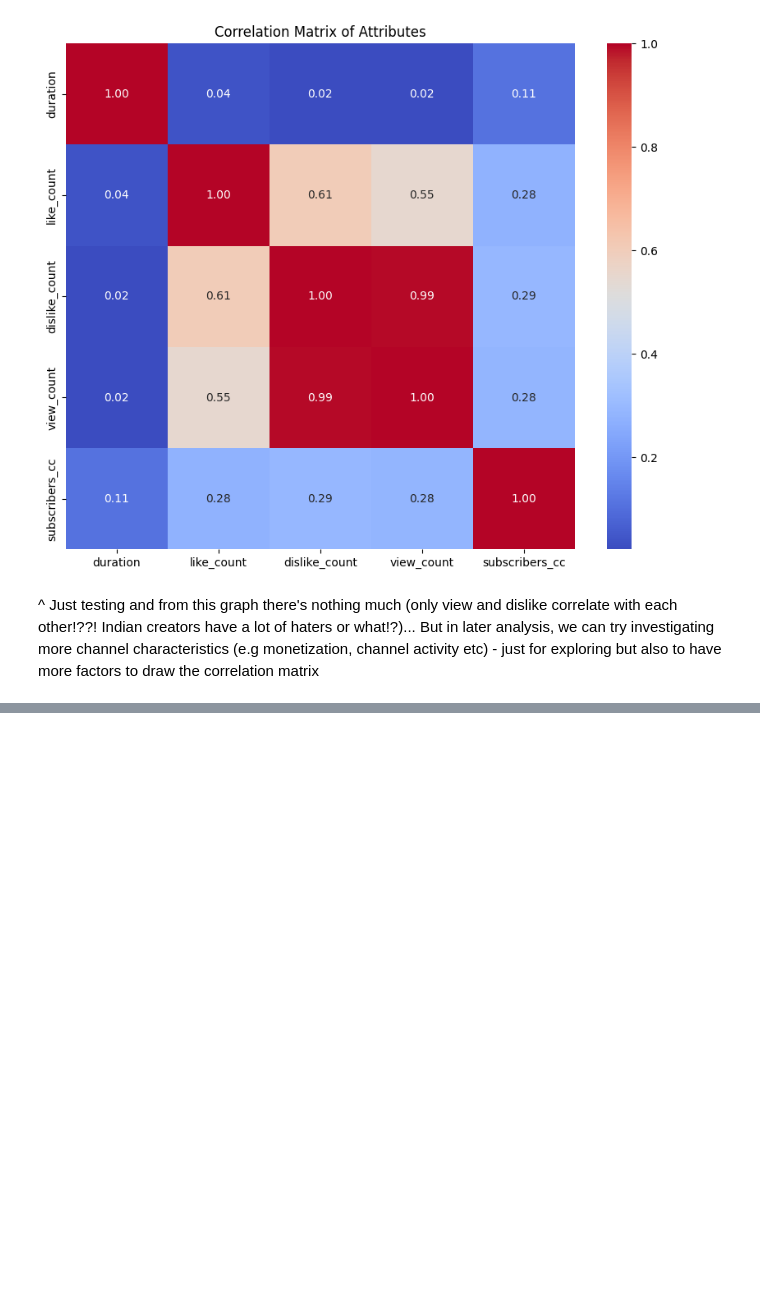
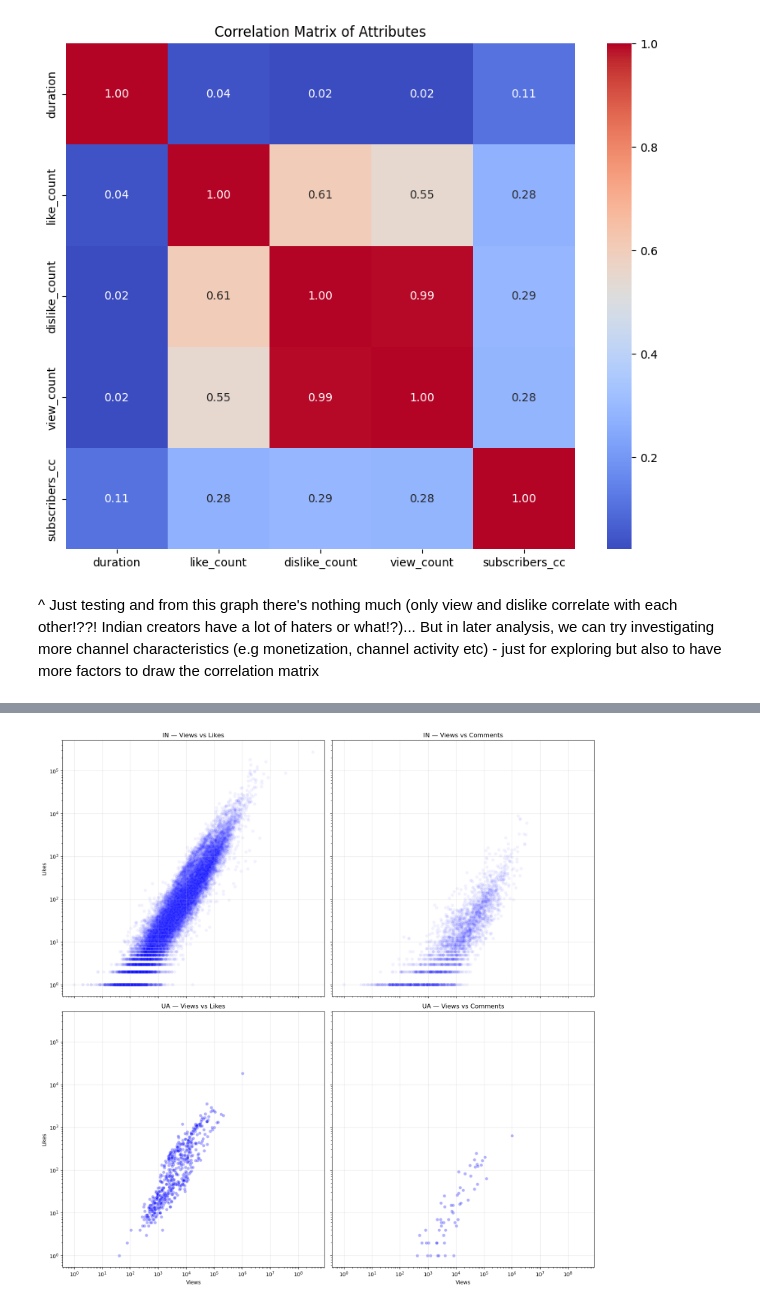
Before and after one commit to epfl-ada/ada-2024-project-adacadabra2048, a Jupyter notebook: result_tmp.ipynb, the cells around one changed output, grey strips where cells are left out. Drawn from its saved outputs; the diff is of its cells as text; code cells hidden in the pictures; blank space fills up the shorter version.

```diff
--- a/result_tmp.ipynb
+++ b/result_tmp.ipynb
@@ -585,0 +650,2 @@ plt.show()
+# %%
+df = pd.read_csv('data/videos_with_metrics.csv')
@@ -585,0 +755,49 @@ plt.show()
+# %%
+indian_data = df[df['country']=='IN']
+ukrainian_data = df[df['country']=='UA']
+stats_summary = {
+    'views': ukrainian_data['view_count'].describe(),
+    'likes': ukrainian_data['like_count'].describe(),
+    'comments': ukrainian_data['comment_count'].describe(),
+    'like_rate': ((ukrainian_data['like_count'] / ukrainian_data['view_count']) * 100).describe(),
+    'comment_rate': ((ukrainian_data['comment_count'] / ukrainian_data['view_count']) * 100).describe()
+}
+fig, axes = plt.subplots(2, 2, figsize=(15, 15), sharex=True, sharey=True)
+
+sns.scatterplot(data=indian_data, x='view_count', y='like_count', ax=axes[0, 0], alpha=0.05, color='blue')
+axes[0, 0].set_title('IN — Views vs Likes')
+axes[0, 0].set_xscale("log")
+axes[0, 0].set_yscale("log")
+axes[0, 0].set_xlabel('Views')
+axes[0, 0].set_ylabel('Likes')
+axes[0, 0].grid(True, alpha=0.3)
+
+sns.scatterplot(data=indian_data, x='view_count', y='comment_count', ax=axes[0, 1], alpha=0.05, color='blue')
+axes[0, 1].set_title('IN — Views vs Comments')
+axes[0, 1].set_xscale("log")
+axes[0, 1].set_yscale("log")
+axes[0, 1].set_xlabel('Views')
+axes[0, 1].set_ylabel('Comments')
+axes[0, 1].grid(True, alpha=0.3)
+
+# Scatter plot: Views vs Likes
+sns.scatterplot(data=ukrainian_data, x='view_count', y='like_count', ax=axes[1, 0], alpha=0.3, color='blue')
+axes[1, 0].set_title('UA — Views vs Likes')
+axes[1, 0].set_xscale("log")
+axes[1, 0].set_yscale("log")
+axes[1, 0].set_xlabel('Views')
+axes[1, 0].set_ylabel('Likes')
+axes[1, 0].grid(True, alpha=0.3)
+
+# Scatter plot: Views vs Comments
+sns.scatterplot(data=ukrainian_data, x='view_count', y='comment_count', ax=axes[1, 1], alpha=0.3, color='blue')
+axes[1, 1].set_title('UA — Views vs Comments')
+axes[1, 1].set_xscale("log")
+axes[1, 1].set_yscale("log")
+axes[1, 1].set_xlabel('Views')
+axes[1, 1].set_ylabel('Comments')
+axes[1, 1].grid(True, alpha=0.3)
+
+plt.tight_layout()
+# %% [output]
+[figure, added]
```
Also changed, not shown: parts of 29 cells of this notebook, 6 other files.
